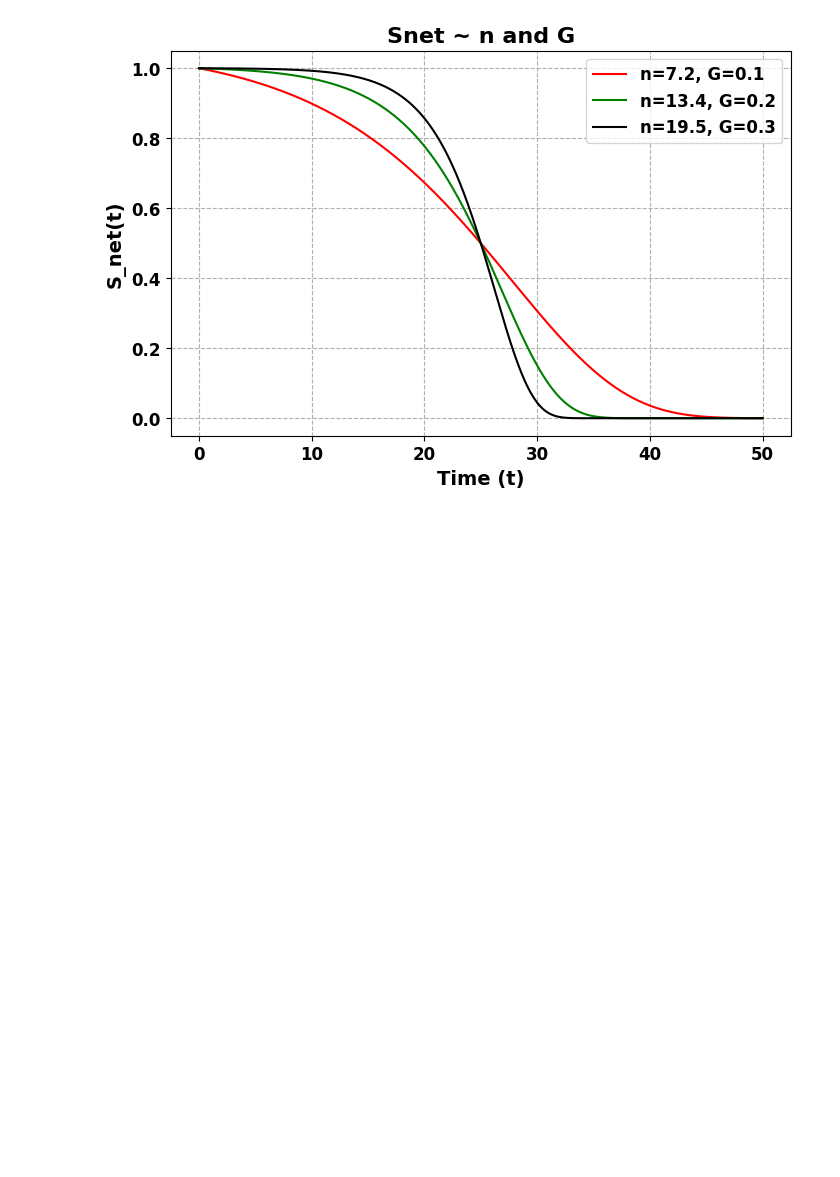
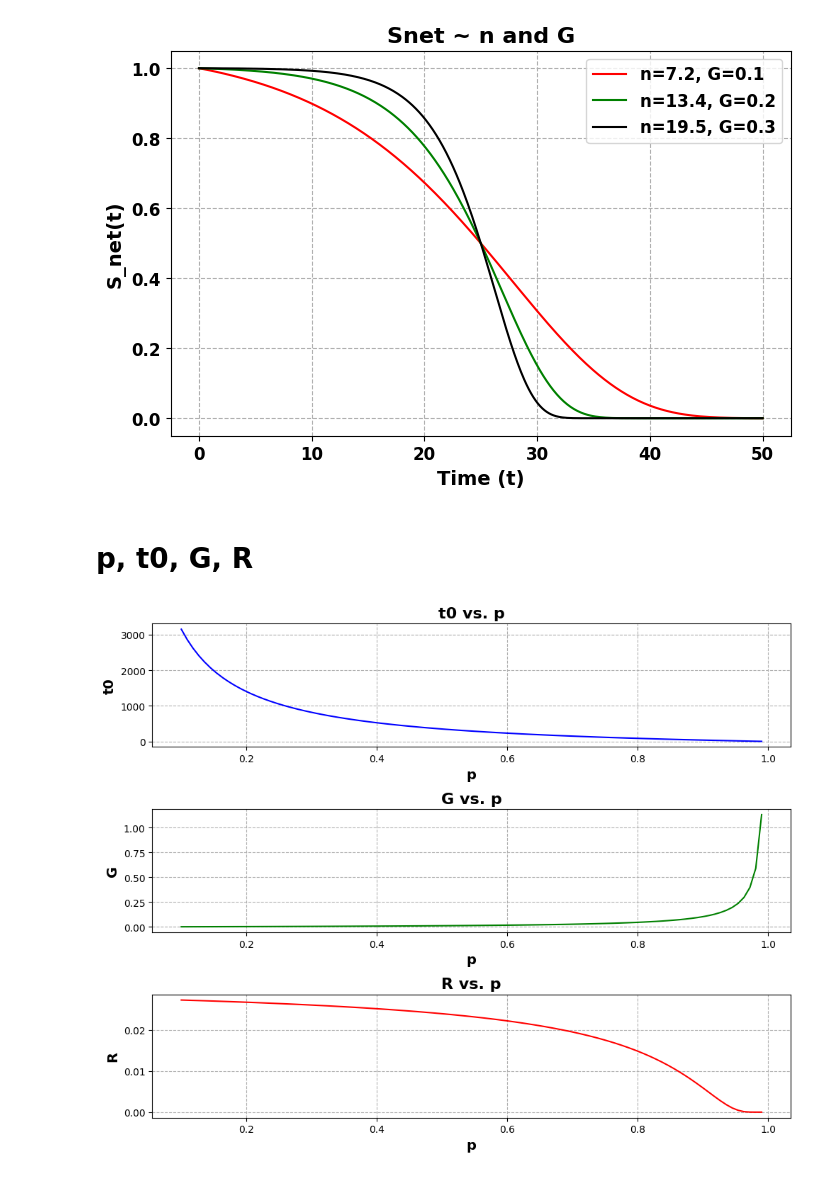
Before and after one commit to hongqin/EAM-2024, a Jupyter notebook: network-aging.ipynb, the cells around one changed output. Cells and saved outputs as stored; diff of their text form; code cells hidden in the pictures; blank space fills up the shorter version.

Commit message:
plot of p versus, G, R, t0

```diff
--- a/network-aging.ipynb
+++ b/network-aging.ipynb
@@ -956,3 +956,50 @@ G = 0.1, p = 0.85, lambda = 0.002857, n = 7.176
 G = 0.2, p = 0.85, lambda = 0.002857, n = 13.353
 G = 0.3, p = 0.85, lambda = 0.002857, n = 19.529
 [figure]
+# %% [markdown]
+# p, t0, G, R
+# %%
+import numpy as np
+import matplotlib.pyplot as plt
+
+# Constants
+n = 5
+lambda_value = 1 / 350
+t0_5 = 25
+p_values = np.linspace(0.1, 0.99, 100)
+
+t0_values = (1 - p_values) / (p_values * lambda_value)
+G_values = ((n - 1) * p_values * lambda_value) / (1 - p_values)
+R_values = (np.log(2) * G_values) / (np.exp(G_values * t0_5) - 1)
+
+# Plotting
+plt.figure(figsize=(10, 8))
+
+# Plot t0
+plt.subplot(3, 1, 1)
+plt.plot(p_values, t0_values, label='t0', color='blue')
+plt.xlabel('p', fontsize=14, fontweight='bold')
+plt.ylabel('t0', fontsize=14, fontweight='bold')
+plt.title('t0 vs. p', fontsize=16, fontweight='bold')
+plt.grid(True, linestyle='--')
+
+# Plot G
+plt.subplot(3, 1, 2)
+plt.plot(p_values, G_values, label='G', color='green')
+plt.xlabel('p', fontsize=14, fontweight='bold')
+plt.ylabel('G', fontsize=14, fontweight='bold')
+plt.title('G vs. p', fontsize=16, fontweight='bold')
+plt.grid(True, linestyle='--')
+
+# Plot R
+plt.subplot(3, 1, 3)
+plt.plot(p_values, R_values, label='R', color='red')
+plt.xlabel('p', fontsize=14, fontweight='bold')
+plt.ylabel('R', fontsize=14, fontweight='bold')
+plt.title('R vs. p', fontsize=16, fontweight='bold')
+plt.grid(True, linestyle='--')
+
+plt.tight_layout()
+plt.show()
+# %% [output]
+[figure, added]
```
